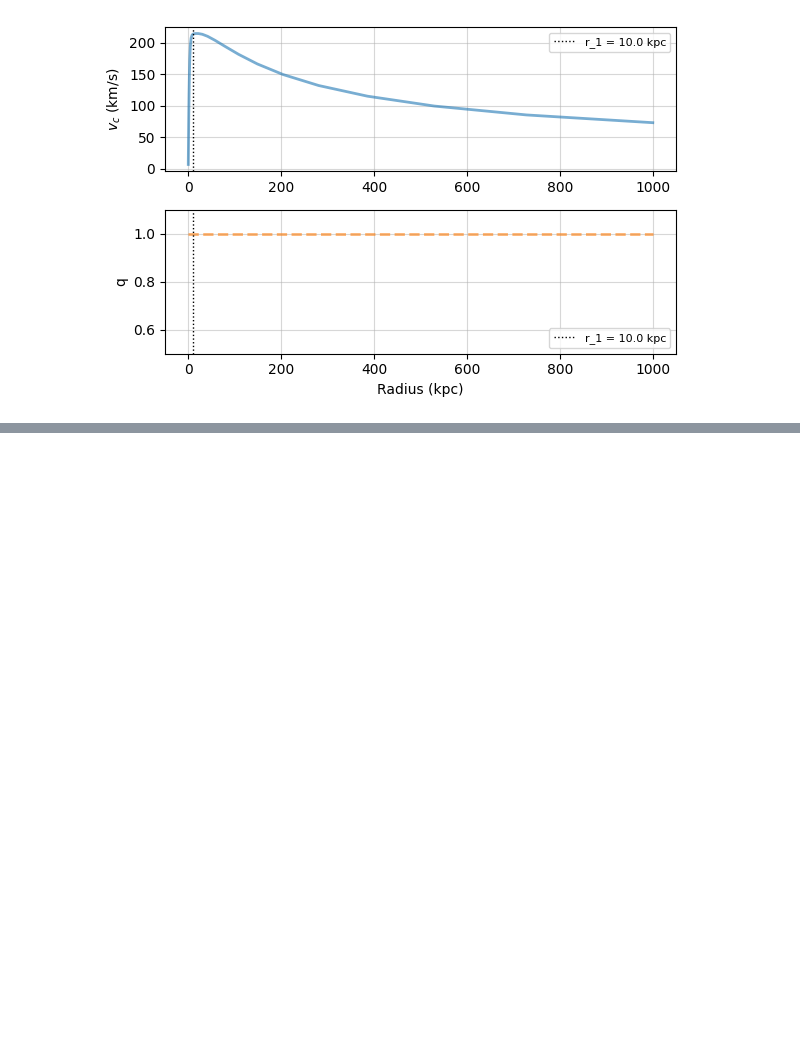
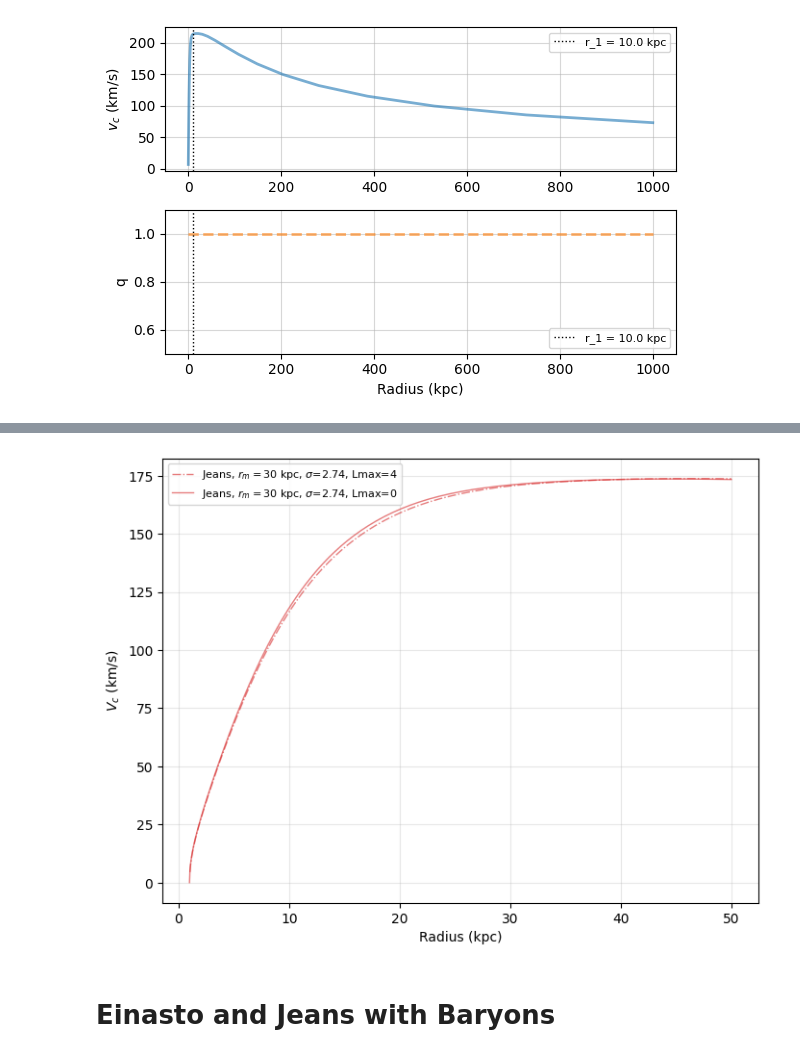
Before and after one commit to AdamSmithOrlik/nonspherical-sidm-jeans-model, a Jupyter notebook: examples/dev.ipynb, the cells around one changed output, grey strips where cells are left out. Saved outputs shown, nothing was run; the diff lists cells and outputs as text; code cells hidden in the pictures; blank space fills up the shorter version.

```diff
--- a/examples/dev.ipynb
+++ b/examples/dev.ipynb
@@ -117,0 +217,15 @@ plt.show()
+# %%
+vc_s1_L4 = profile_s1.V(r, Lmax=4)
+# %%
+plt.figure(figsize=(8,6))
+plt.plot(r, vc_s1_L4, label=f'Jeans, $r_m={rm_s1}$ kpc, $\\sigma$={profile_s1.cross_section():.2f}, Lmax=4', c='C3', alpha=0.6, ls='-.', lw=1)
+plt.plot(r, profile_s1.V(r, Lmax=0), label=f'Jeans, $r_m={rm_s1}$ kpc, $\\sigma$={profile_s1.cross_section():.2f}, Lmax=0', c='C3', alpha=0.6, ls='-', lw=1)
+plt.xlabel('Radius (kpc)')
+plt.ylabel('$V_c$ (km/s)')
+plt.grid(True, which='major', alpha=0.3, axis='both')
+plt.legend(fontsize=8)
+plt.show()
+# %% [output]
+[figure, added]
+# %% [markdown]
+# Einasto and Jeans with Baryons
```
Also changed, not shown: parts of 9 cells of this notebook.
